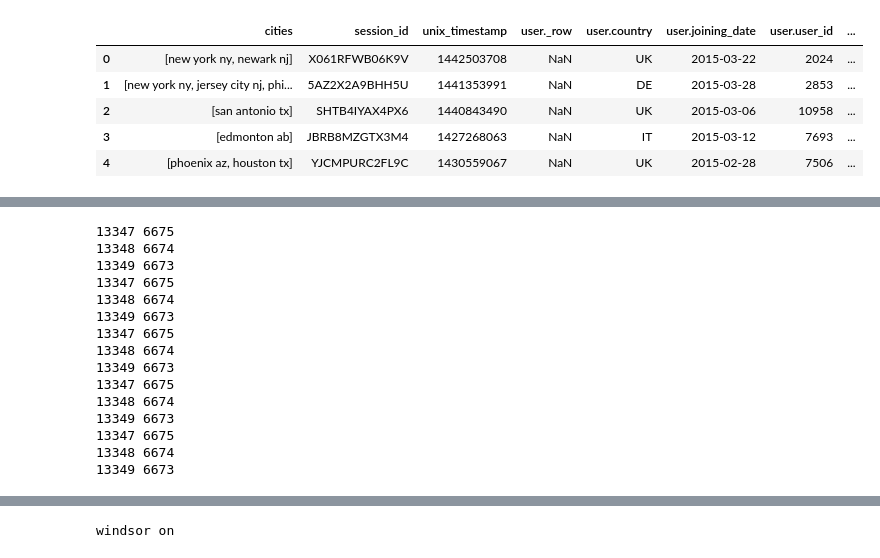
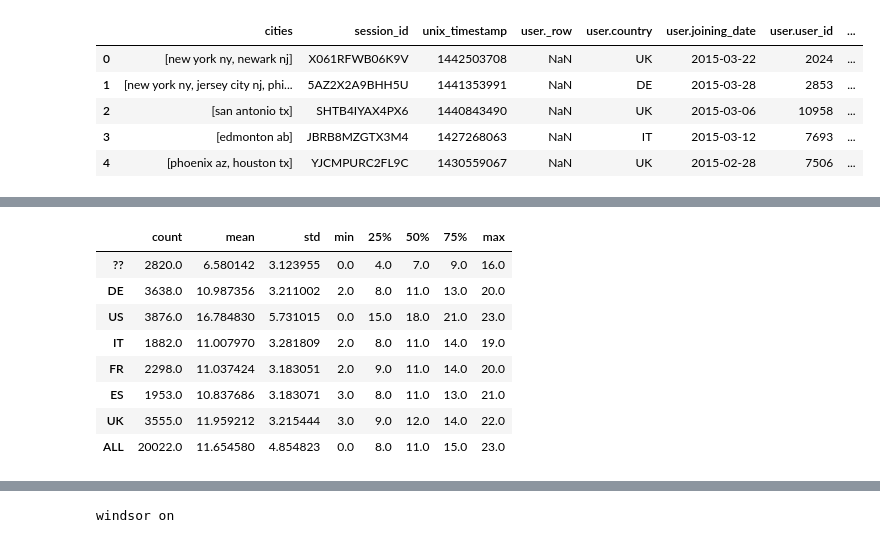
Before and after one commit to asutcl/mtl-xyz, a Jupyter notebook: Coveo Technical Challenge.ipynb, the cells around one changed output, grey strips where cells are left out. Cells and saved outputs as stored; diff of their text form; code cells hidden in the pictures.

```diff
--- a/Coveo Technical Challenge.ipynb
+++ b/Coveo Technical Challenge.ipynb
@@ -40,18 +57,12 @@ time_summary_df = time_summary_df.T
-# %%
-model_evaluation.compute_generalization_error_estimate(countries_sessions['ALL'])
-# %% [output]
-13347 6675
-13348 6674
-13349 6673
-13347 6675
-13348 6674
-13349 6673
-13347 6675
-13348 6674
-13349 6673
-13347 6675
-13348 6674
-13349 6673
-13347 6675
-13348 6674
-13349 6673
+# %%
+time_summary_df
+# %% [output]
+|  | count | mean | std | min | 25% | 50% | 75% | max |
+| ?? | 2820.0 | 6.580142 | 3.123955 | 0.0 | 4.0 | 7.0 | 9.0 | 16.0 |
+| DE | 3638.0 | 10.987356 | 3.211002 | 2.0 | 8.0 | 11.0 | 13.0 | 20.0 |
+| US | 3876.0 | 16.784830 | 5.731015 | 0.0 | 15.0 | 18.0 | 21.0 | 23.0 |
+| IT | 1882.0 | 11.007970 | 3.281809 | 2.0 | 8.0 | 11.0 | 14.0 | 19.0 |
+| FR | 2298.0 | 11.037424 | 3.183051 | 2.0 | 9.0 | 11.0 | 14.0 | 20.0 |
+| ES | 1953.0 | 10.837686 | 3.183071 | 3.0 | 8.0 | 11.0 | 13.0 | 21.0 |
+| UK | 3555.0 | 11.959212 | 3.215444 | 3.0 | 9.0 | 12.0 | 14.0 | 22.0 |
+| ALL | 20022.0 | 11.654580 | 4.854823 | 0.0 | 8.0 | 11.0 | 15.0 | 23.0 |
```
Also changed, not shown: parts of 22 cells of this notebook, 4 other files.
